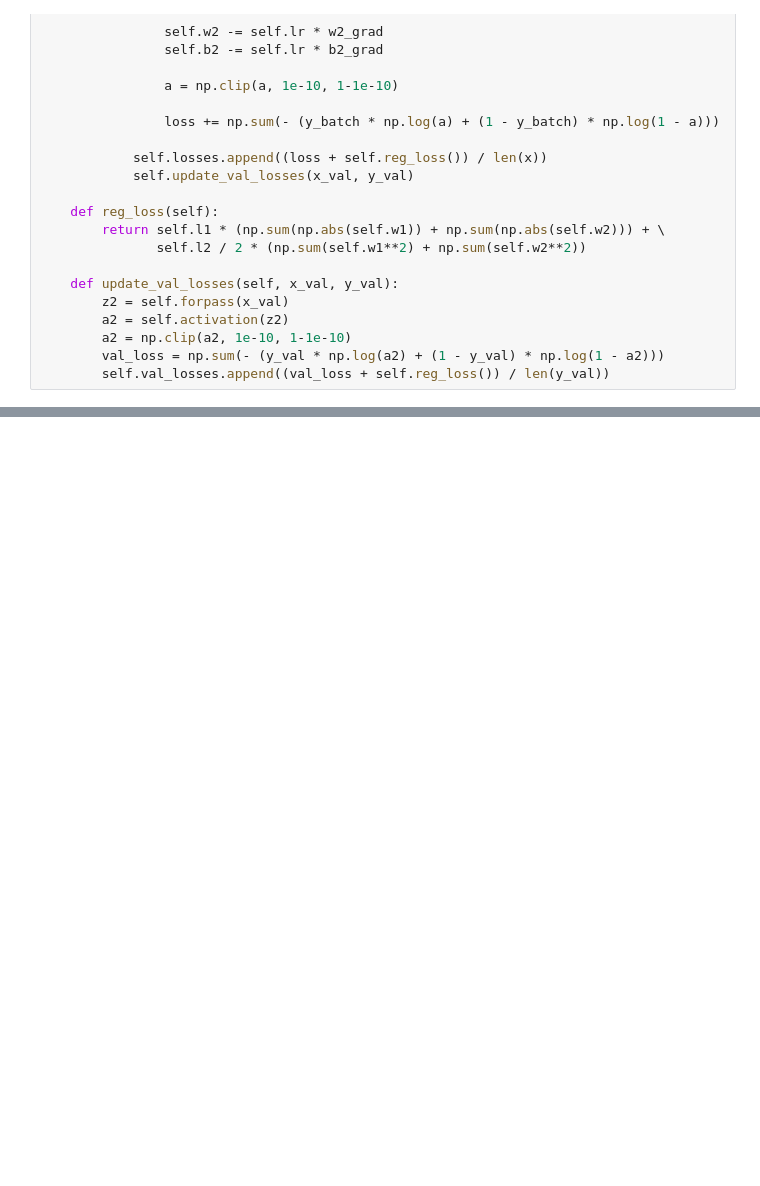
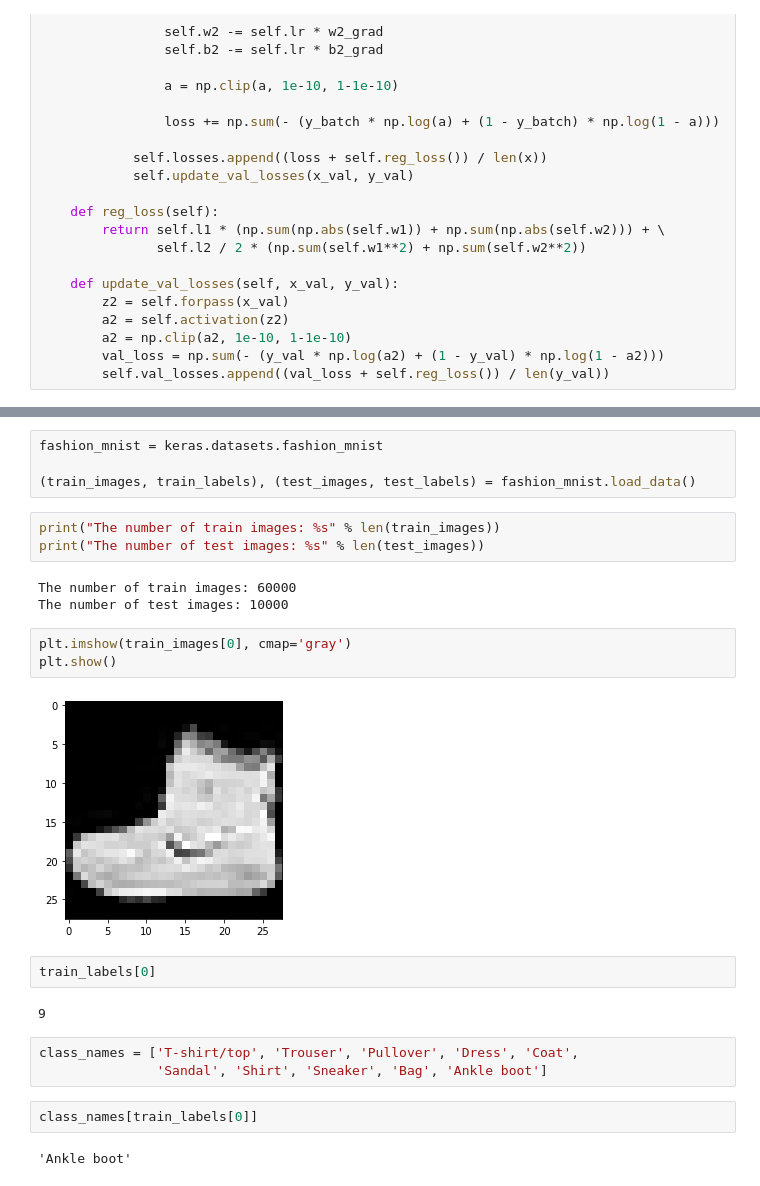
Before and after one commit to llewyn-jh/basic-deep-learning, a Jupyter notebook: MiniClasslNetwork.ipynb, the cells around one changed output, grey strips where cells are left out. Saved outputs shown, nothing was run; the diff lists cells and outputs as text; blank space fills up the shorter version.

```diff
--- a/MiniClasslNetwork.ipynb
+++ b/MiniClasslNetwork.ipynb
@@ -291,0 +300,26 @@ class MiniClassNetwork():
+# %%
+fashion_mnist = keras.datasets.fashion_mnist
+
+(train_images, train_labels), (test_images, test_labels) = fashion_mnist.load_data()
+# %%
+print("The number of train images: %s" % len(train_images))
+print("The number of test images: %s" % len(test_images))
+# %% [output]
+The number of train images: 60000
+The number of test images: 10000
+# %%
+plt.imshow(train_images[0], cmap='gray')
+plt.show()
+# %% [output]
+[figure, added]
+# %%
+train_labels[0]
+# %% [output]
+9
+# %%
+class_names = ['T-shirt/top', 'Trouser', 'Pullover', 'Dress', 'Coat',
+               'Sandal', 'Shirt', 'Sneaker', 'Bag', 'Ankle boot']
+# %%
+class_names[train_labels[0]]
+# %% [output]
+'Ankle boot'
```
Also changed, not shown: parts of 11 cells of this notebook.
